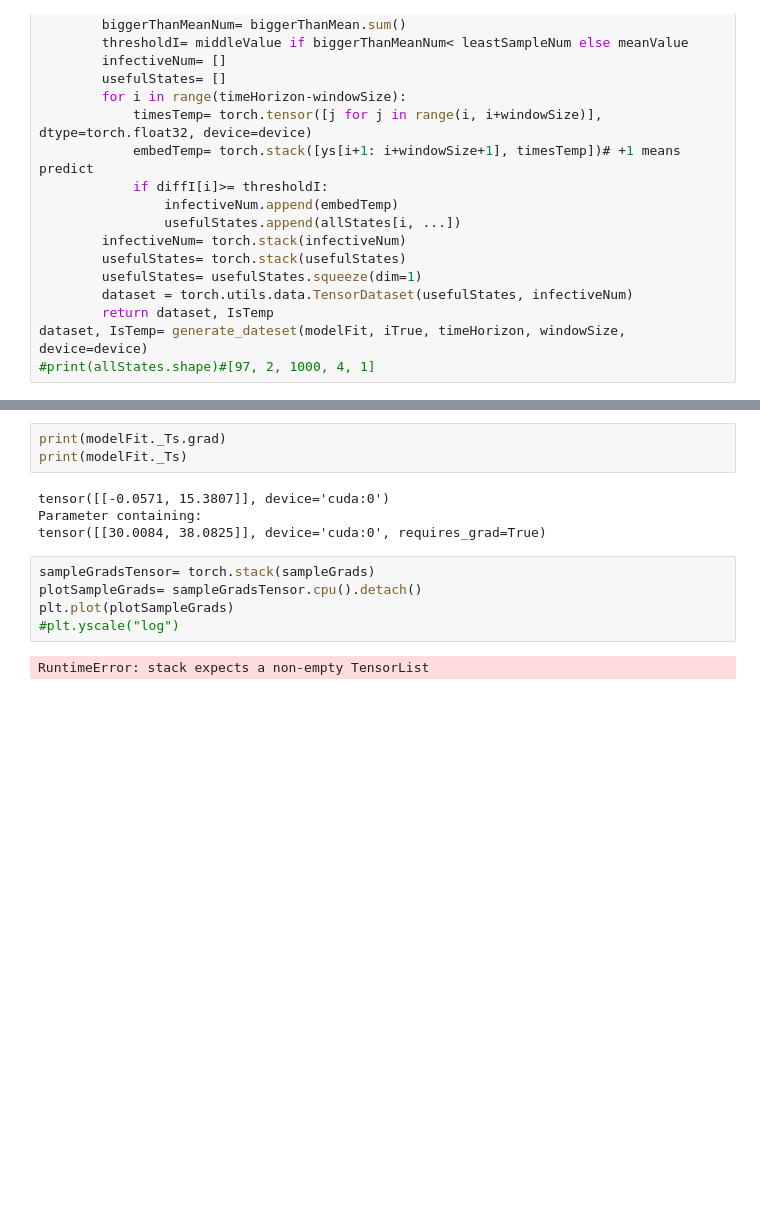
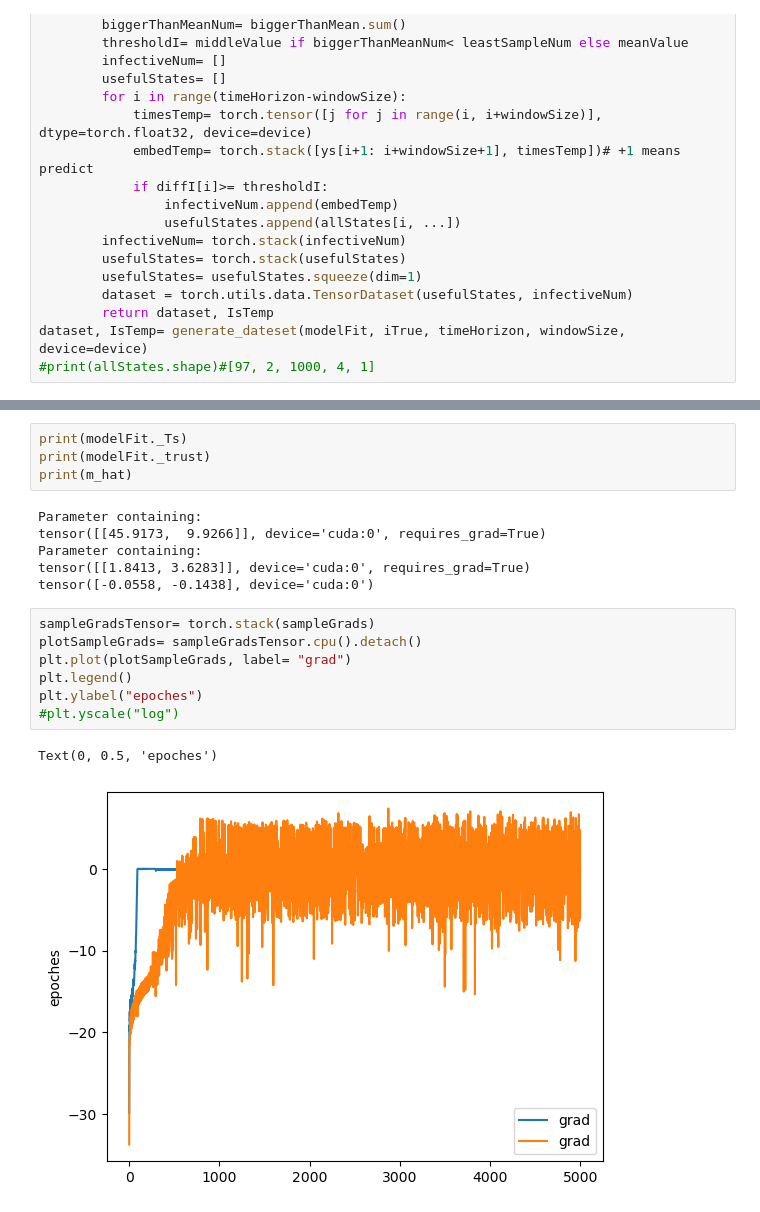
Before and after one commit to bizhili/Epi_fit, a Jupyter notebook: 10_1_epis_fit/script/create_model.ipynb, the cells around one changed output, grey strips where cells are left out. Saved outputs shown, nothing was run; the diff lists cells and outputs as text; blank space fills up the shorter version.

```diff
--- a/10_1_epis_fit/script/create_model.ipynb
+++ b/10_1_epis_fit/script/create_model.ipynb
@@ -309,17 +323,23 @@ for i in tqdm(range(4000)):
 # %%
-print(modelFit._Ts.grad)
 print(modelFit._Ts)
+print(modelFit._trust)
+print(m_hat)
 # %% [output]
-tensor([[-0.0571, 15.3807]], device='cuda:0')
 Parameter containing:
-tensor([[30.0084, 38.0825]], device='cuda:0', requires_grad=True)
+tensor([[45.9173,  9.9266]], device='cuda:0', requires_grad=True)
+Parameter containing:
+tensor([[1.8413, 3.6283]], device='cuda:0', requires_grad=True)
+tensor([-0.0558, -0.1438], device='cuda:0')
 # %%
 sampleGradsTensor= torch.stack(sampleGrads)
 plotSampleGrads= sampleGradsTensor.cpu().detach()
-plt.plot(plotSampleGrads)
+plt.plot(plotSampleGrads, label= "grad")
+plt.legend()
+plt.ylabel("epoches")
 #plt.yscale("log")
 # %% [output]
-RuntimeError: stack expects a non-empty TensorList
+Text(0, 0.5, 'epoches')
+[figure, added]
 # %%
 alphasTensor= torch.stack(alphas).cpu().squeeze().detach()
 plt.plot(alphasTensor[0:, :], label=["alpha0", "alpha1"])
```
Also changed, not shown: parts of 11 cells of this notebook, 19 other files.
